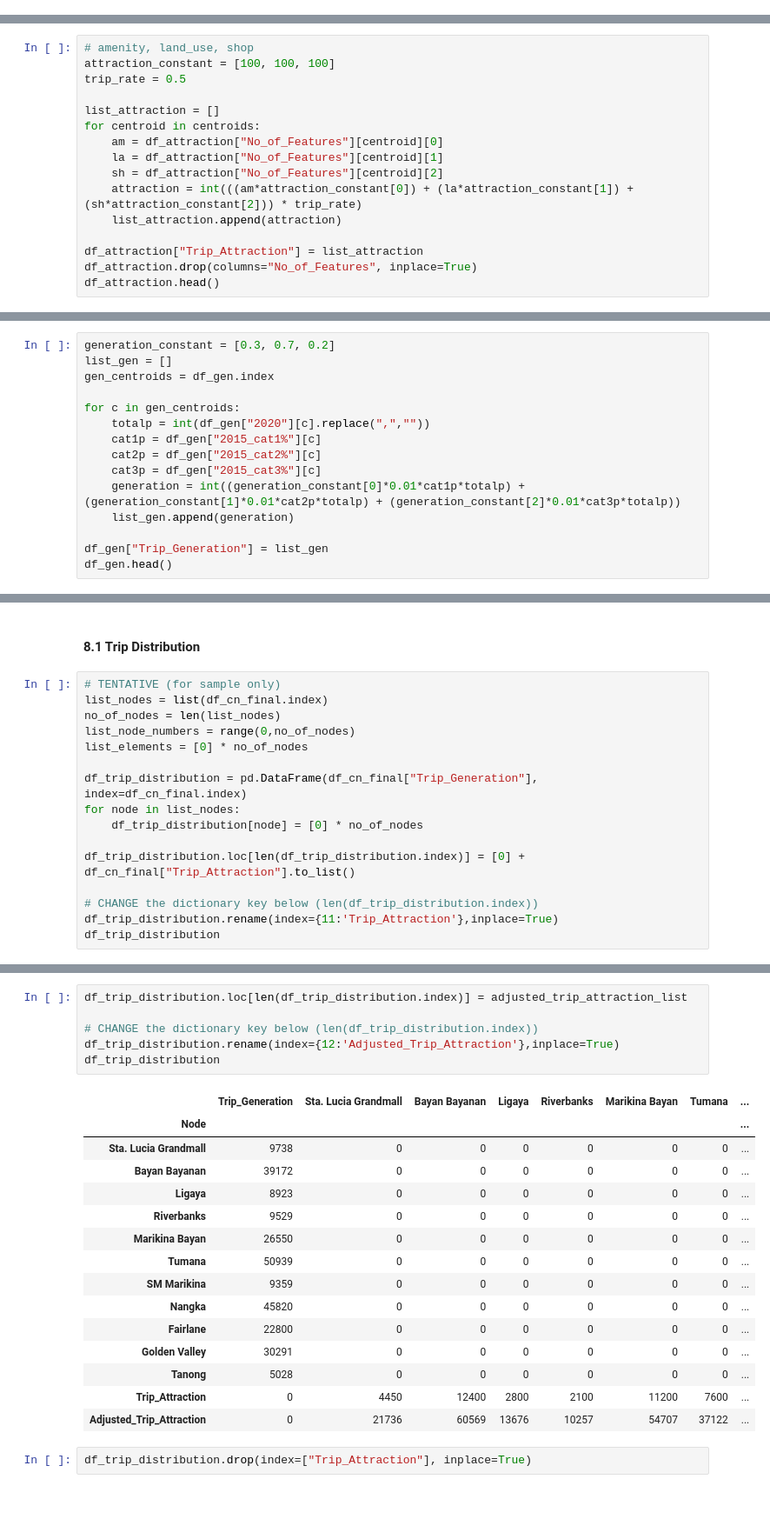
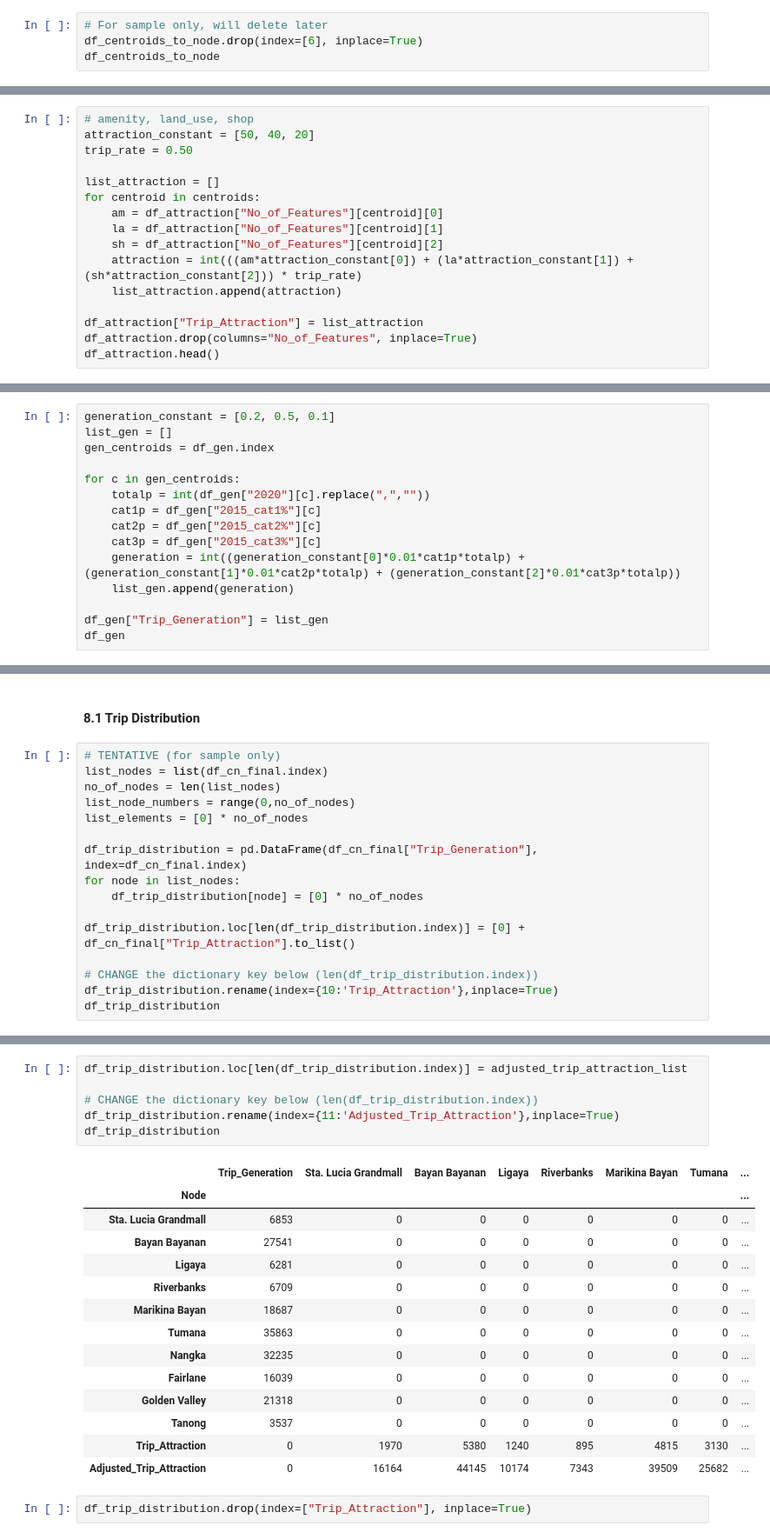
Before and after one commit to msescordial/rnga, a Jupyter notebook: Generating_Demand_Matrix.ipynb, the cells around one changed output, grey strips where cells are left out. Shown at 87% size. Saved outputs shown, nothing was run; the diff lists cells and outputs as text; blank space fills up the shorter version.

```diff
--- a/Generating_Demand_Matrix.ipynb
+++ b/Generating_Demand_Matrix.ipynb
@@ -67,3 +67,7 @@ df_centroids_to_node
 | 13 | Tanong | 14.6344 | 121.0867 | Tanong | 29.192573 |
 | 14 | Santo Nino | 14.6367 | 121.0973 | Marikina Bayan | 329.399936 |
 | 15 | Santa Elena | 14.6328 | 121.0977 | Marikina Bayan | 490.568520 |
+# %%
+# For sample only, will delete later
+df_centroids_to_node.drop(index=[6], inplace=True)
+df_centroids_to_node
@@ -259,8 +278,8 @@ df_attraction.head()
 #### df_attraction
 # %%
 # amenity, land_use, shop
-attraction_constant = [100, 100, 100]
-trip_rate = 0.5
+attraction_constant = [50, 40, 20]
+trip_rate = 0.50
 
 list_attraction = []
 for centroid in centroids:
@@ -299,7 +318,7 @@ df_gen.head()
 | Concepcion Uno | 44,683 | 10,762 | 29,413 | 2,389 | 25.28 | 69.10 | 5.61 |
 | Fortune | 38,624 | 11,506 | 23,419 | 1,217 | 31.84 | 64.80 | 3.37 |
 # %%
-generation_constant = [0.3, 0.7, 0.2]
+generation_constant = [0.2, 0.5, 0.1]
 list_gen = []
 gen_centroids = df_gen.index
 
@@ -312,7 +331,7 @@ for c in gen_centroids:
     list_gen.append(generation)
 
 df_gen["Trip_Generation"] = list_gen
-df_gen.head()
+df_gen
 # %% [output]
 |  | 2020 | 2015_cat1 | 2015_cat2 | 2015_cat3 | 2015_cat1% | 2015_cat2% | 2015_cat3% | Trip_Generation |
 | Centroid |  |  |  |  |  |  |  |  |
@@ -422,7 +449,7 @@ for node in list_nodes:
 df_trip_distribution.loc[len(df_trip_distribution.index)] = [0] + df_cn_final["Trip_Attraction"].to_list()
 
 # CHANGE the dictionary key below (len(df_trip_distribution.index))
-df_trip_distribution.rename(index={11:'Trip_Attraction'},inplace=True)
+df_trip_distribution.rename(index={10:'Trip_Attraction'},inplace=True)
 df_trip_distribution
 # %% [output]
 |  | Trip_Generation | Sta. Lucia Grandmall | Bayan Bayanan | Ligaya | Riverbanks | Marikina Bayan | Tumana | ... |
@@ -473,25 +499,24 @@ print(sum(adjusted_trip_attraction_list))
 # %%
 df_trip_distribution.loc[len(df_trip_distribution.index)] = adjusted_trip_attraction_list
 
 # CHANGE the dictionary key below (len(df_trip_distribution.index))
-df_trip_distribution.rename(index={12:'Adjusted_Trip_Attraction'},inplace=True)
+df_trip_distribution.rename(index={11:'Adjusted_Trip_Attraction'},inplace=True)
 df_trip_distribution
 # %% [output]
 |  | Trip_Generation | Sta. Lucia Grandmall | Bayan Bayanan | Ligaya | Riverbanks | Marikina Bayan | Tumana | ... |
 | Node |  |  |  |  |  |  |  | ... |
-| Sta. Lucia Grandmall | 9738 | 0 | 0 | 0 | 0 | 0 | 0 | ... |
-| Bayan Bayanan | 39172 | 0 | 0 | 0 | 0 | 0 | 0 | ... |
-| Ligaya | 8923 | 0 | 0 | 0 | 0 | 0 | 0 | ... |
-| Riverbanks | 9529 | 0 | 0 | 0 | 0 | 0 | 0 | ... |
-| Marikina Bayan | 26550 | 0 | 0 | 0 | 0 | 0 | 0 | ... |
-| Tumana | 50939 | 0 | 0 | 0 | 0 | 0 | 0 | ... |
-| SM Marikina | 9359 | 0 | 0 | 0 | 0 | 0 | 0 | ... |
-| Nangka | 45820 | 0 | 0 | 0 | 0 | 0 | 0 | ... |
-| Fairlane | 22800 | 0 | 0 | 0 | 0 | 0 | 0 | ... |
-| Golden Valley | 30291 | 0 | 0 | 0 | 0 | 0 | 0 | ... |
-| Tanong | 5028 | 0 | 0 | 0 | 0 | 0 | 0 | ... |
-| Trip_Attraction | 0 | 4450 | 12400 | 2800 | 2100 | 11200 | 7600 | ... |
-| Adjusted_Trip_Attraction | 0 | 21736 | 60569 | 13676 | 10257 | 54707 | 37122 | ... |
+| Sta. Lucia Grandmall | 6853 | 0 | 0 | 0 | 0 | 0 | 0 | ... |
+| Bayan Bayanan | 27541 | 0 | 0 | 0 | 0 | 0 | 0 | ... |
+| Ligaya | 6281 | 0 | 0 | 0 | 0 | 0 | 0 | ... |
+| Riverbanks | 6709 | 0 | 0 | 0 | 0 | 0 | 0 | ... |
+| Marikina Bayan | 18687 | 0 | 0 | 0 | 0 | 0 | 0 | ... |
+| Tumana | 35863 | 0 | 0 | 0 | 0 | 0 | 0 | ... |
+| Nangka | 32235 | 0 | 0 | 0 | 0 | 0 | 0 | ... |
+| Fairlane | 16039 | 0 | 0 | 0 | 0 | 0 | 0 | ... |
+| Golden Valley | 21318 | 0 | 0 | 0 | 0 | 0 | 0 | ... |
+| Tanong | 3537 | 0 | 0 | 0 | 0 | 0 | 0 | ... |
+| Trip_Attraction | 0 | 1970 | 5380 | 1240 | 895 | 4815 | 3130 | ... |
+| Adjusted_Trip_Attraction | 0 | 16164 | 44145 | 10174 | 7343 | 39509 | 25682 | ... |
 # %%
 df_trip_distribution.drop(index=["Trip_Attraction"], inplace=True)
 # %%
```
Also changed, not shown: parts of 48 cells of this notebook, 2 other files.
